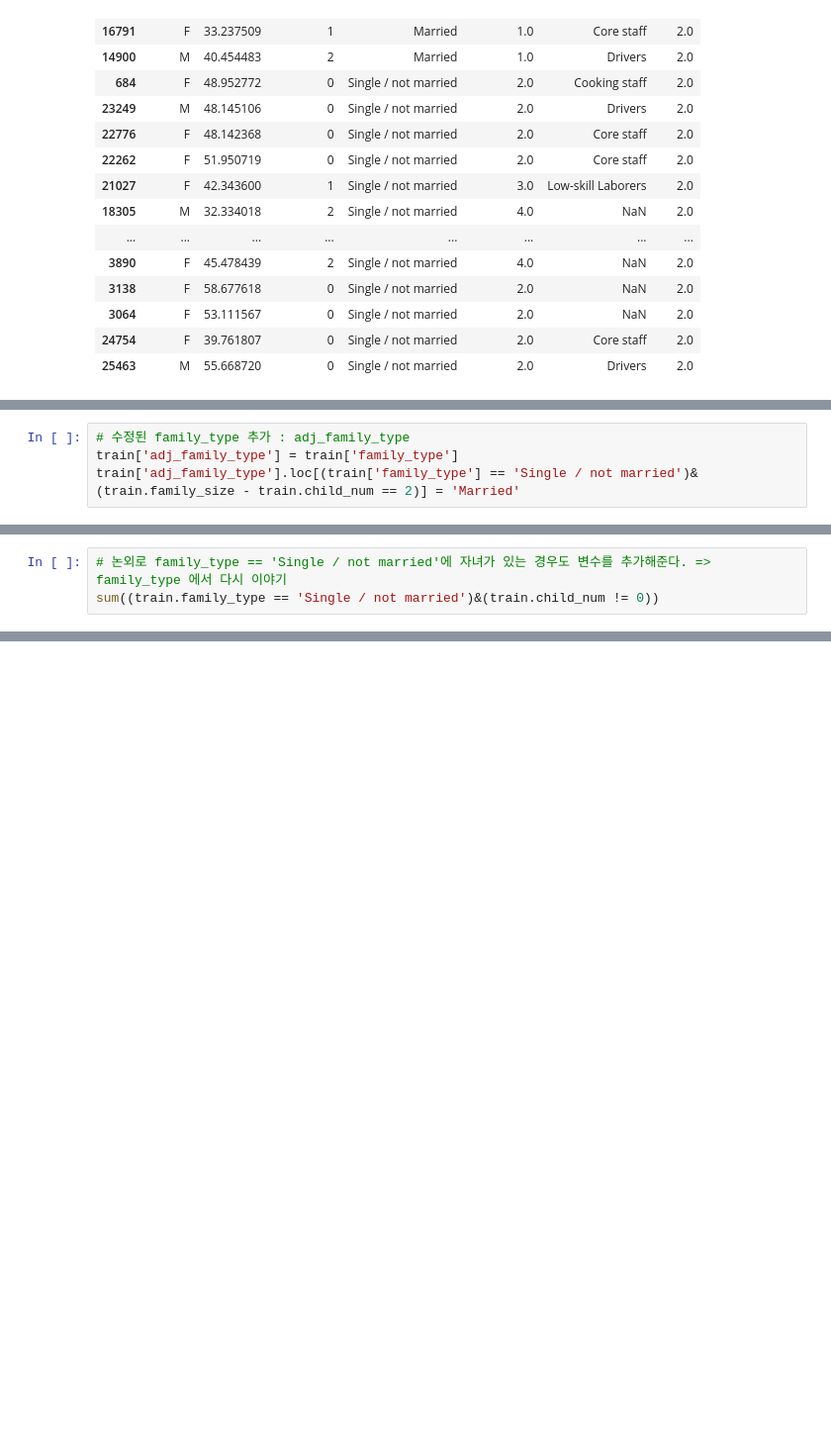
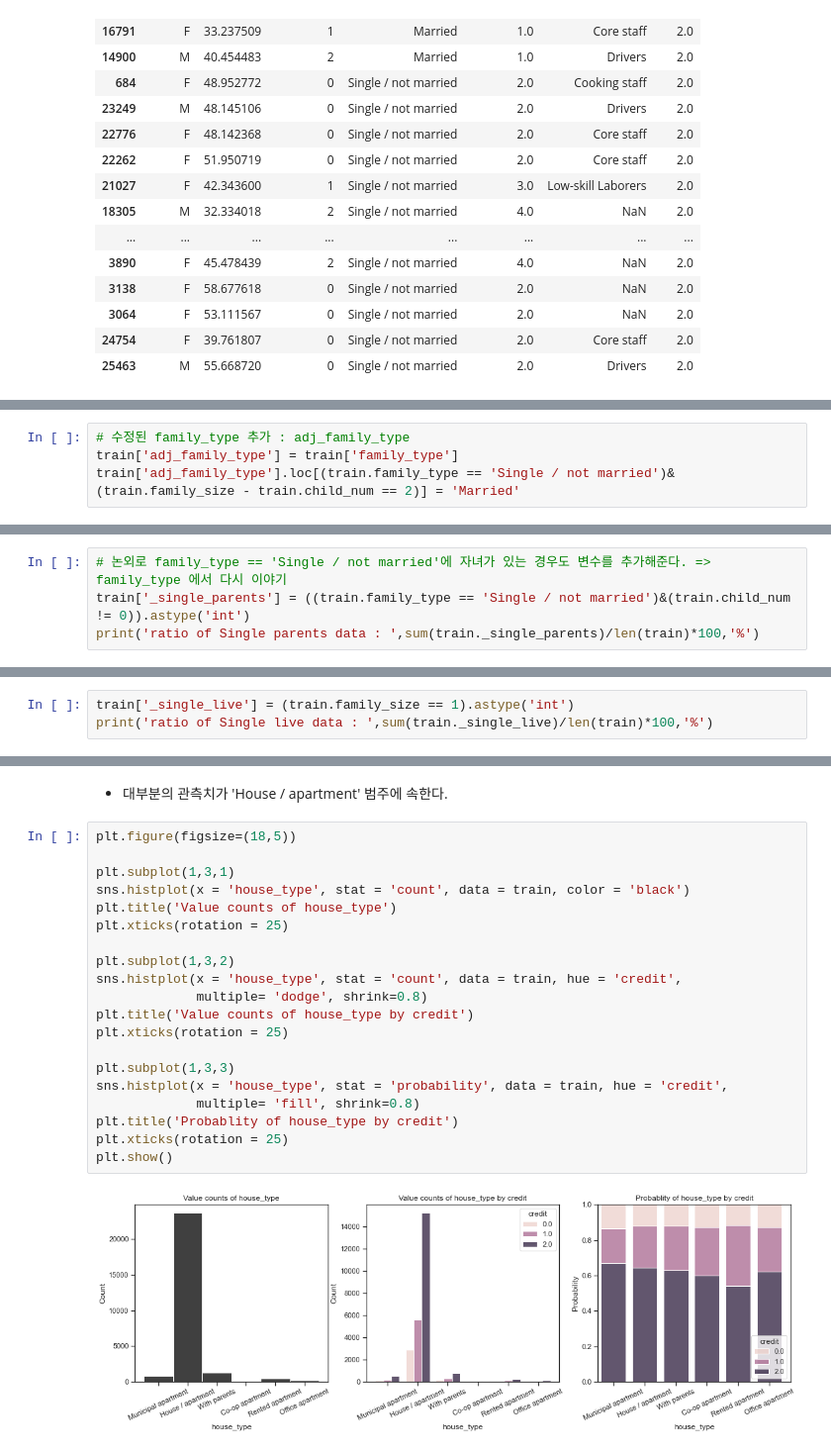
Before and after one commit to Gangtaro/data_science_repository, a Jupyter notebook: COMPETETION_LOG/DACON_210405_credit/dacon_credit_project.ipynb, the cells around one changed output, grey strips where cells are left out. Shown: that part at 99% size. Cells and saved outputs as stored; diff of their text form; blank space fills up the shorter version.

```diff
--- a/COMPETETION_LOG/DACON_210405_credit/dacon_credit_project.ipynb
+++ b/COMPETETION_LOG/DACON_210405_credit/dacon_credit_project.ipynb
@@ -527,4 +532,4 @@ train[['gender','_age', 'child_num', 'family_type', 'family_size', 'occyp_type',
 # %%
 # 수정된 family_type 추가 : adj_family_type
 train['adj_family_type'] = train['family_type']
-train['adj_family_type'].loc[(train['family_type'] == 'Single / not married')&(train.family_size - train.child_num == 2)] = 'Married'
+train['adj_family_type'].loc[(train.family_type == 'Single / not married')&(train.family_size - train.child_num == 2)] = 'Married'
@@ -531,4 +538,5 @@ train['adj_family_type'].loc[(train['family_type'] == 'Single / not married')&(t
 # %%
 # 논외로 family_type == 'Single / not married'에 자녀가 있는 경우도 변수를 추가해준다. => family_type 에서 다시 이야기
-sum((train.family_type == 'Single / not married')&(train.child_num != 0))
+train['_single_parents'] = ((train.family_type == 'Single / not married')&(train.child_num != 0)).astype('int')
+print('ratio of Single parents data : ',sum(train._single_parents)/len(train)*100,'%')
 # %% [output]
@@ -535,0 +557,3 @@ sum((train.family_type == 'Single / not married')&(train.child_num != 0))
+# %%
+train['_single_live'] = (train.family_size == 1).astype('int')
+print('ratio of Single live data : ',sum(train._single_live)/len(train)*100,'%')
@@ -535,0 +586,24 @@ sum((train.family_type == 'Single / not married')&(train.child_num != 0))
+# %% [markdown]
+- 대부분의 관측치가 'House / apartment' 범주에 속한다.
+# %%
+plt.figure(figsize=(18,5))
+
+plt.subplot(1,3,1)
+sns.histplot(x = 'house_type', stat = 'count', data = train, color = 'black')
+plt.title('Value counts of house_type')
+plt.xticks(rotation = 25)
+
+plt.subplot(1,3,2)
+sns.histplot(x = 'house_type', stat = 'count', data = train, hue = 'credit',
+             multiple= 'dodge', shrink=0.8)
+plt.title('Value counts of house_type by credit')
+plt.xticks(rotation = 25)
+
+plt.subplot(1,3,3)
+sns.histplot(x = 'house_type', stat = 'probability', data = train, hue = 'credit',
+             multiple= 'fill', shrink=0.8)
+plt.title('Probablity of house_type by credit')
+plt.xticks(rotation = 25)
+plt.show()
+# %% [output]
+[figure, added]
```
Also changed, not shown: parts of 36 cells of this notebook.
